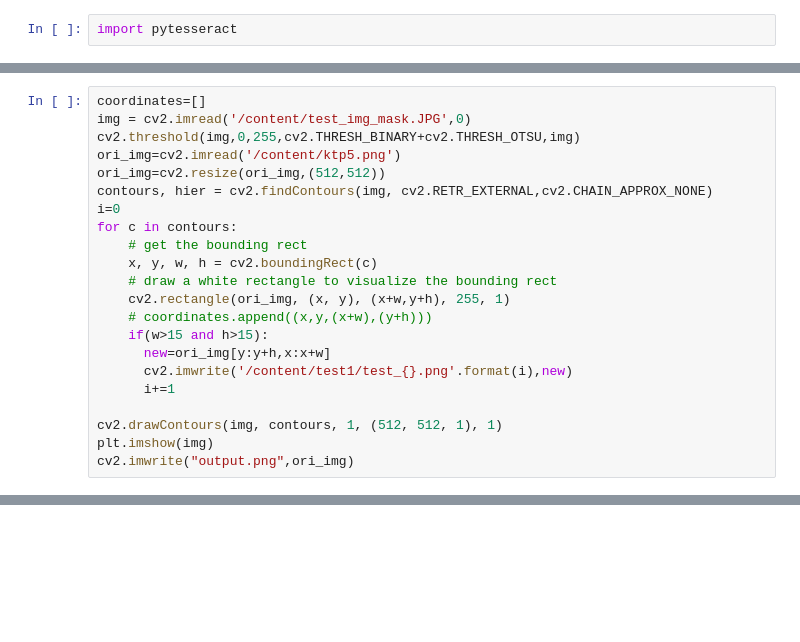
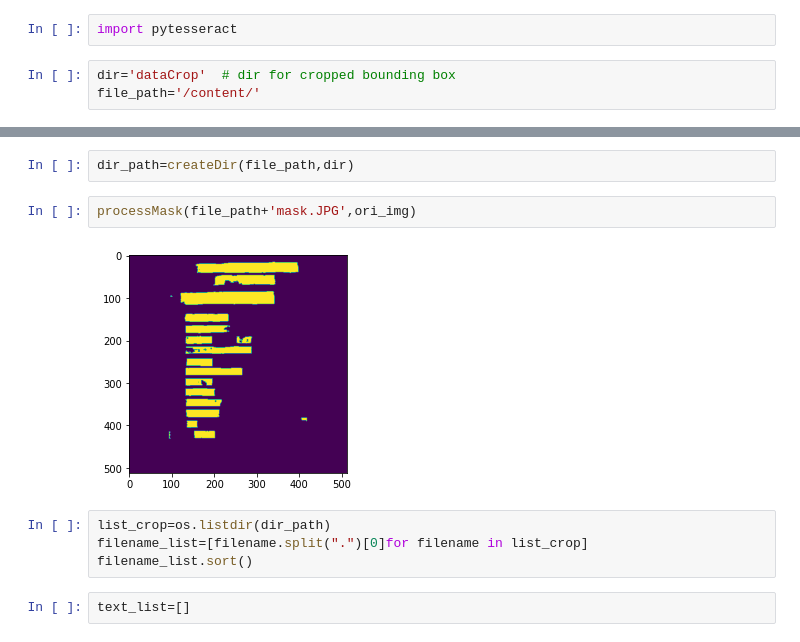
Before and after one commit to Bangkit-Team-OCR/OCR-Model-ML, a Jupyter notebook: OCR.ipynb, the cells around one changed output, grey strips where cells are left out. Cells and saved outputs as stored; diff of their text form; blank space fills up the shorter version.

```diff
--- a/OCR.ipynb
+++ b/OCR.ipynb
@@ -30,3 +26,6 @@ import os
 # %%
 import pytesseract
+# %%
+dir='dataCrop'  # dir for cropped bounding box
+file_path='/content/'
 # %%
@@ -72,22 +117,0 @@ if not os.path.exists(os.path.join(file_path,dir)):
-# %%
-coordinates=[]
-img = cv2.imread('/content/test_img_mask.JPG',0)
-cv2.threshold(img,0,255,cv2.THRESH_BINARY+cv2.THRESH_OTSU,img)
-ori_img=cv2.imread('/content/ktp5.png')
-ori_img=cv2.resize(ori_img,(512,512))
-contours, hier = cv2.findContours(img, cv2.RETR_EXTERNAL,cv2.CHAIN_APPROX_NONE)
-i=0
-for c in contours:
-    # get the bounding rect
-    x, y, w, h = cv2.boundingRect(c)
-    # draw a white rectangle to visualize the bounding rect
-    cv2.rectangle(ori_img, (x, y), (x+w,y+h), 255, 1)
-    # coordinates.append((x,y,(x+w),(y+h)))
-    if(w>15 and h>15):
-      new=ori_img[y:y+h,x:x+w]
-      cv2.imwrite('/content/test1/test_{}.png'.format(i),new)
-      i+=1
-
-cv2.drawContours(img, contours, 1, (512, 512, 1), 1)
-plt.imshow(img)
-cv2.imwrite("output.png",ori_img)
@@ -141,0 +118,12 @@ textfile.close()
+# %%
+dir_path=createDir(file_path,dir)
+# %%
+processMask(file_path+'mask.JPG',ori_img)
+# %% [output]
+[figure, added]
+# %%
+list_crop=os.listdir(dir_path)
+filename_list=[filename.split(".")[0]for filename in list_crop]
+filename_list.sort()
+# %%
+text_list=[]
```
Also changed, not shown: parts of 21 cells of this notebook.
